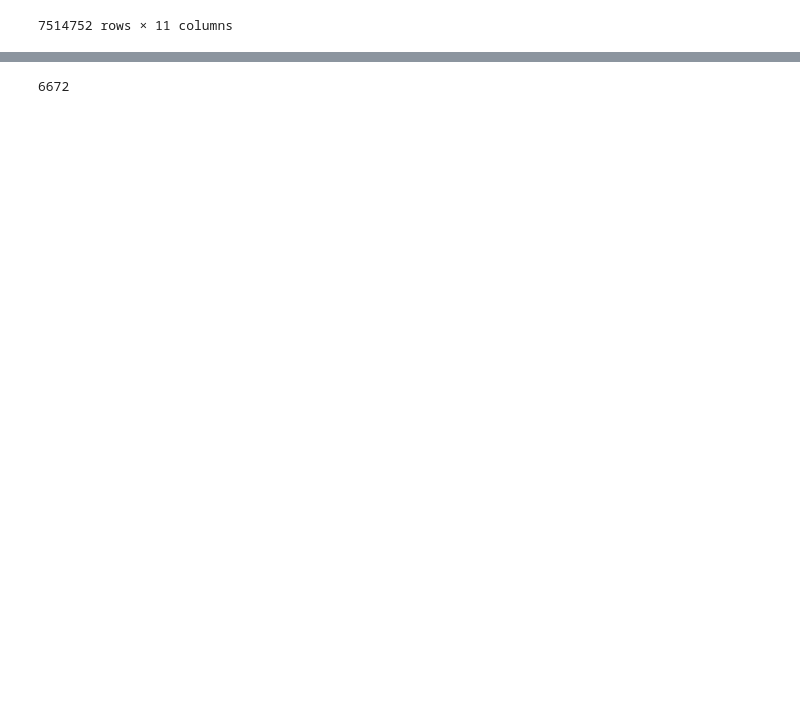
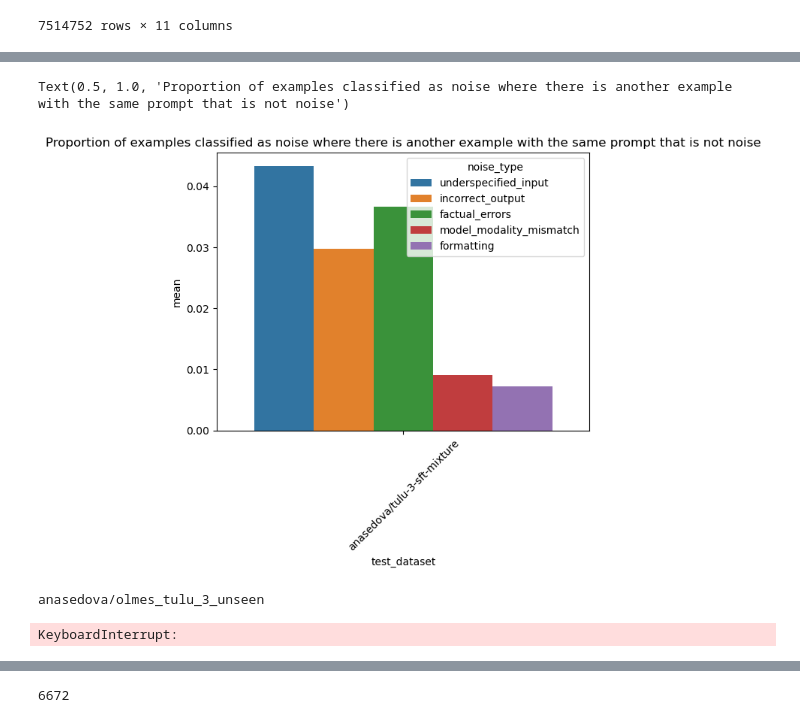
Before and after one commit to loris3/babylm, a Jupyter notebook: analysis_noise.ipynb, the cells around one changed output, grey strips where cells are left out. Saved outputs shown, nothing was run; the diff lists cells and outputs as text; code cells hidden in the pictures; blank space fills up the shorter version.

```diff
--- a/analysis_noise.ipynb
+++ b/analysis_noise.ipynb
@@ -307,0 +405,27 @@ df
+# %%
+import matplotlib.pyplot as plt
+import pandas as pd
+
+# Initialize a list to store all the data
+all_data = []
+
+# Group by "test_dataset"
+for name, df_ in df.groupby("test_dataset"):
+    print(name)
+    a = []
+
+    # Iterate over unique noise types
+    for noise_type in df_["noise_type"].unique():
+        # Filter rows based on the noise_type and prompt
+        d = df_[df_["prompt"].isin(df_[df_["noise_type"] == noise_type]["prompt"])]
+
+        # Calculate the mean of the condition: (x == "no").any()
+        a.append((noise_type, (d.groupby("prompt")["noise_type"].apply(lambda x: (x == "no").any())).mean()))
+
+    # Create a DataFrame from the results for the current group
+    temp_df = pd.DataFrame(a, columns=["noise_type", "mean"]).set_index("noise_type")
+    temp_df["test_dataset"] = name  # Add the test dataset name to distinguish groups
+    all_data.append(temp_df)  # Append the result to the list
+
+# Combine all the DataFrames into one
+combined_df = pd.concat(all_data)
@@ -307,0 +462,22 @@ df
+# %%
+import seaborn as sns
+sns.barplot(data=combined_df[(combined_df.index != "no") & (combined_df["test_dataset"] == "anasedova/tulu-3-sft-mixture")],x="test_dataset",y="mean",hue="noise_type")
+plt.xticks(rotation=45)
+plt.title("Proportion of examples classified as noise where there is another example with the same prompt that is not noise")
+# %% [output]
+Text(0.5, 1.0, 'Proportion of examples classified as noise where there is another example with the same prompt that is not noise')
+[figure, added]
+# %%
+for name, df_ in df.groupby("test_dataset"):
+    print(name)
+    a = []
+    for noise_type in df_["noise_type"].unique():
+        d = df_[df_["prompt"].isin(df_[df_["noise_type"] == noise_type]["prompt"])]
+        a.append((noise_type, ( d.groupby("prompt")["noise_type"].apply(lambda x: (x == "no").any())).mean()))
+
+    display(pd.DataFrame(a).sort_values(by=1))
+    pd.DataFrame(a).set_index(0).plot.bar()
+    plt.show()
+# %% [output]
+anasedova/olmes_tulu_3_unseen
+KeyboardInterrupt:
```
Also changed, not shown: parts of 48 cells of this notebook, 25 other files.
